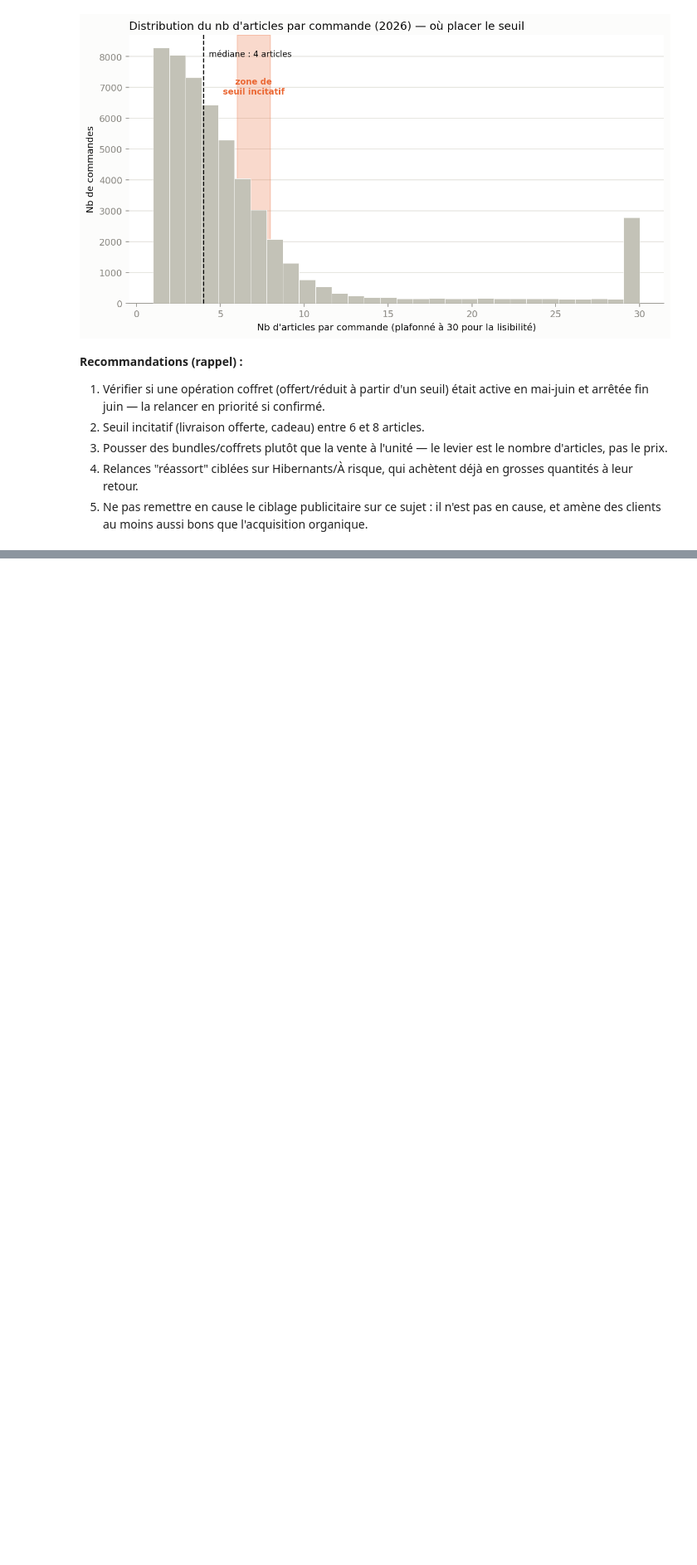
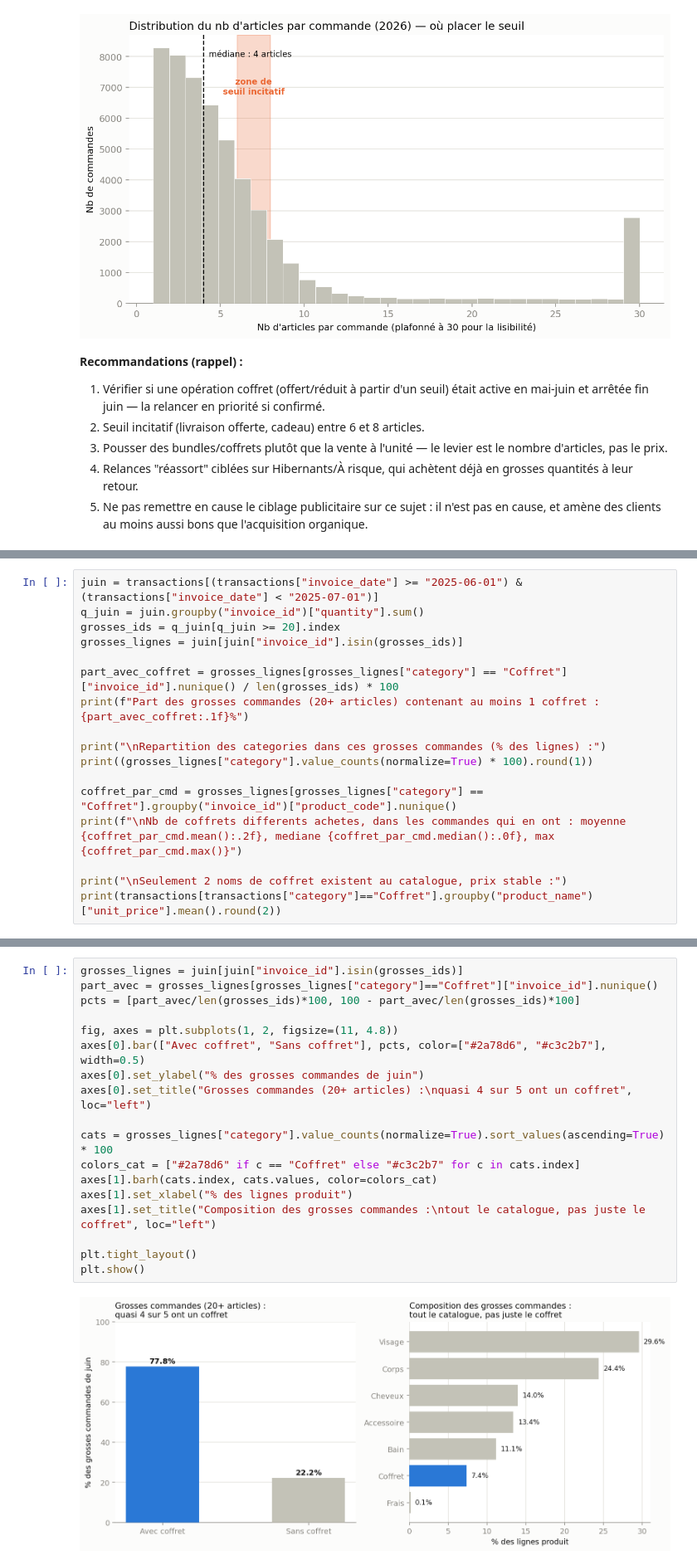
Before and after one commit to Msegura4/lumina_and_co_data_marketing, a Jupyter notebook: notebook_TP_kemil.ipynb, the cells around one changed output, grey strips where cells are left out. Shown at 83% size. Cells and saved outputs as stored; diff of their text form; blank space fills up the shorter version.

```diff
--- a/notebook_TP_kemil.ipynb
+++ b/notebook_TP_kemil.ipynb
@@ -867,0 +941,17 @@ plt.show()
+# %%
+juin = transactions[(transactions["invoice_date"] >= "2025-06-01") & (transactions["invoice_date"] < "2025-07-01")]
+q_juin = juin.groupby("invoice_id")["quantity"].sum()
+grosses_ids = q_juin[q_juin >= 20].index
+grosses_lignes = juin[juin["invoice_id"].isin(grosses_ids)]
+
+part_avec_coffret = grosses_lignes[grosses_lignes["category"] == "Coffret"]["invoice_id"].nunique() / len(grosses_ids) * 100
+print(f"Part des grosses commandes (20+ articles) contenant au moins 1 coffret : {part_avec_coffret:.1f}%")
+
+print("\nRepartition des categories dans ces grosses commandes (% des lignes) :")
+print((grosses_lignes["category"].value_counts(normalize=True) * 100).round(1))
+
+coffret_par_cmd = grosses_lignes[grosses_lignes["category"] == "Coffret"].groupby("invoice_id")["product_code"].nunique()
+print(f"\nNb de coffrets differents achetes, dans les commandes qui en ont : moyenne {coffret_par_cmd.mean():.2f}, mediane {coffret_par_cmd.median():.0f}, max {coffret_par_cmd.max()}")
+
+print("\nSeulement 2 noms de coffret existent au catalogue, prix stable :")
+print(transactions[transactions["category"]=="Coffret"].groupby("product_name")["unit_price"].mean().round(2))
@@ -867,0 +979,20 @@ plt.show()
+# %%
+grosses_lignes = juin[juin["invoice_id"].isin(grosses_ids)]
+part_avec = grosses_lignes[grosses_lignes["category"]=="Coffret"]["invoice_id"].nunique()
+pcts = [part_avec/len(grosses_ids)*100, 100 - part_avec/len(grosses_ids)*100]
+
+fig, axes = plt.subplots(1, 2, figsize=(11, 4.8))
+axes[0].bar(["Avec coffret", "Sans coffret"], pcts, color=["#2a78d6", "#c3c2b7"], width=0.5)
+axes[0].set_ylabel("% des grosses commandes de juin")
+axes[0].set_title("Grosses commandes (20+ articles) :\nquasi 4 sur 5 ont un coffret", loc="left")
+
+cats = grosses_lignes["category"].value_counts(normalize=True).sort_values(ascending=True) * 100
+colors_cat = ["#2a78d6" if c == "Coffret" else "#c3c2b7" for c in cats.index]
+axes[1].barh(cats.index, cats.values, color=colors_cat)
+axes[1].set_xlabel("% des lignes produit")
+axes[1].set_title("Composition des grosses commandes :\ntout le catalogue, pas juste le coffret", loc="left")
+
+plt.tight_layout()
+plt.show()
+# %% [output]
+[figure, added]
```
Also changed, not shown: parts of 28 cells of this notebook.
